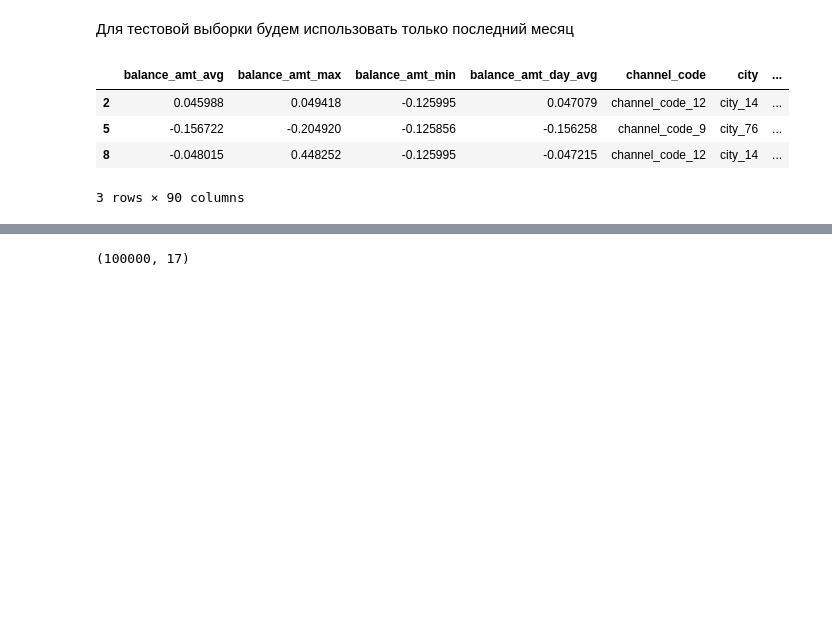
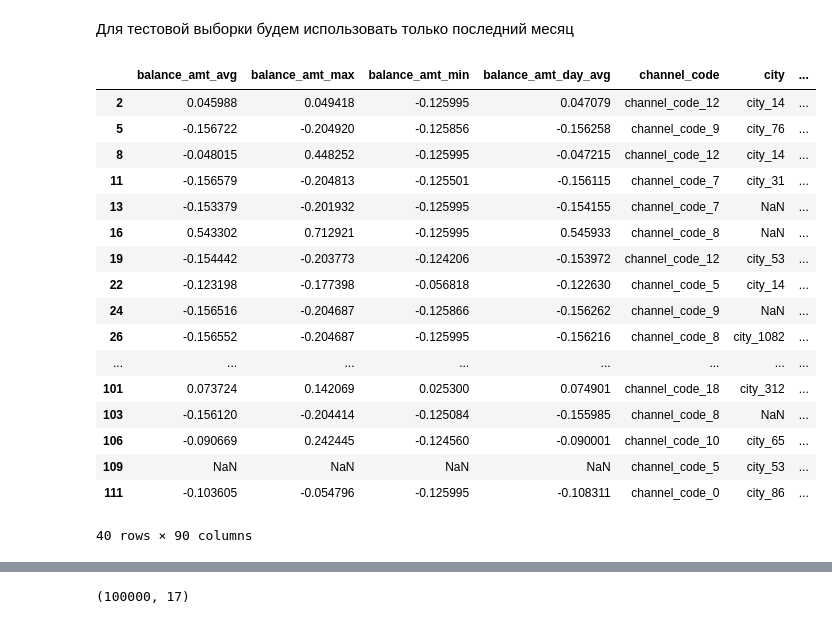
Before and after one commit to DestYchen/alfa_xzxzxz, a Jupyter notebook: baseline.ipynb, the cells around one changed output, grey strips where cells are left out. Cells and saved outputs as stored; diff of their text form; code cells hidden in the pictures; blank space fills up the shorter version.

```diff
--- a/baseline.ipynb
+++ b/baseline.ipynb
@@ -450,10 +463,23 @@ sample_submission_df.head()
 last_m_test_df = test_df[test_df["date"] == "month_6"]
 last_m_test_df = last_m_test_df.drop(["id", "date"], axis=1)
 # %%
-last_m_test_df.head(3)
+last_m_test_df.head(40)
 # %% [output]
 |  | balance_amt_avg | balance_amt_max | balance_amt_min | balance_amt_day_avg | channel_code | city | ... |
 | 2 | 0.045988 | 0.049418 | -0.125995 | 0.047079 | channel_code_12 | city_14 | ... |
 | 5 | -0.156722 | -0.204920 | -0.125856 | -0.156258 | channel_code_9 | city_76 | ... |
 | 8 | -0.048015 | 0.448252 | -0.125995 | -0.047215 | channel_code_12 | city_14 | ... |
+| 11 | -0.156579 | -0.204813 | -0.125501 | -0.156115 | channel_code_7 | city_31 | ... |
+| 13 | -0.153379 | -0.201932 | -0.125995 | -0.154155 | channel_code_7 | NaN | ... |
+| 16 | 0.543302 | 0.712921 | -0.125995 | 0.545933 | channel_code_8 | NaN | ... |
+| 19 | -0.154442 | -0.203773 | -0.124206 | -0.153972 | channel_code_12 | city_53 | ... |
+| 22 | -0.123198 | -0.177398 | -0.056818 | -0.122630 | channel_code_5 | city_14 | ... |
+| 24 | -0.156516 | -0.204687 | -0.125866 | -0.156262 | channel_code_9 | NaN | ... |
+| 26 | -0.156552 | -0.204687 | -0.125995 | -0.156216 | channel_code_8 | city_1082 | ... |
+| ... | ... | ... | ... | ... | ... | ... | ... |
+| 101 | 0.073724 | 0.142069 | 0.025300 | 0.074901 | channel_code_18 | city_312 | ... |
+| 103 | -0.156120 | -0.204414 | -0.125084 | -0.155985 | channel_code_8 | NaN | ... |
+| 106 | -0.090669 | 0.242445 | -0.124560 | -0.090001 | channel_code_10 | city_65 | ... |
+| 109 | NaN | NaN | NaN | NaN | channel_code_5 | city_53 | ... |
+| 111 | -0.103605 | -0.054796 | -0.125995 | -0.108311 | channel_code_0 | city_86 | ... |
-3 rows × 90 columns
+40 rows × 90 columns
```
Also changed, not shown: parts of 16 cells of this notebook.
